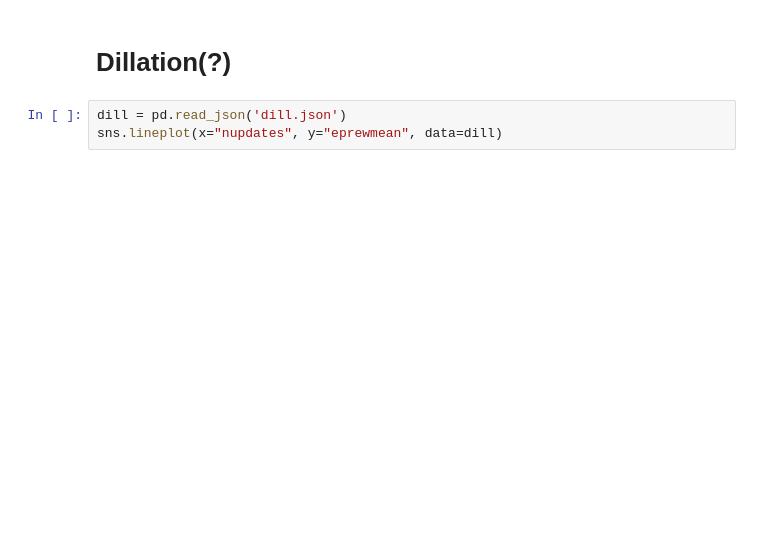
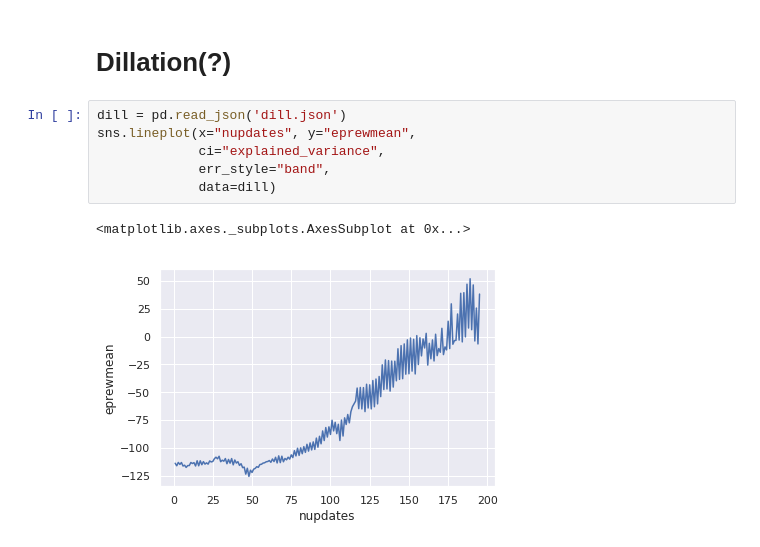
Before and after one commit to tjcdev/mlpgroup009, a Jupyter notebook: analysis/Analysis.ipynb, the cells around one changed output. Cells and saved outputs as stored; diff of their text form; blank space fills up the shorter version.

```diff
--- a/analysis/Analysis.ipynb
+++ b/analysis/Analysis.ipynb
@@ -76,4 +94,10 @@ sns.lineplot(x="nupdates", y="eprewmean", data=tl_biphard_locked_bip)
 # Dillation(?)
 # %%
 dill = pd.read_json('dill.json')
-sns.lineplot(x="nupdates", y="eprewmean", data=dill)
+sns.lineplot(x="nupdates", y="eprewmean",
+             ci="explained_variance",
+             err_style="band",
+             data=dill)
+# %% [output]
+<matplotlib.axes._subplots.AxesSubplot at 0x...>
+[figure, added]
```
Also changed, not shown: parts of 6 cells of this notebook, 7 other files.
